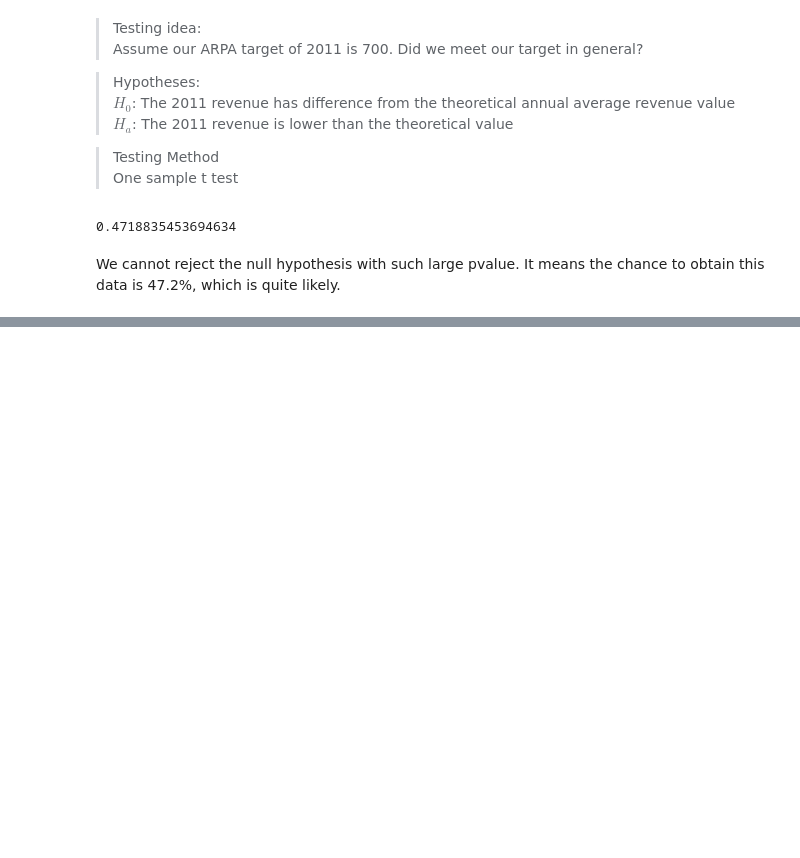
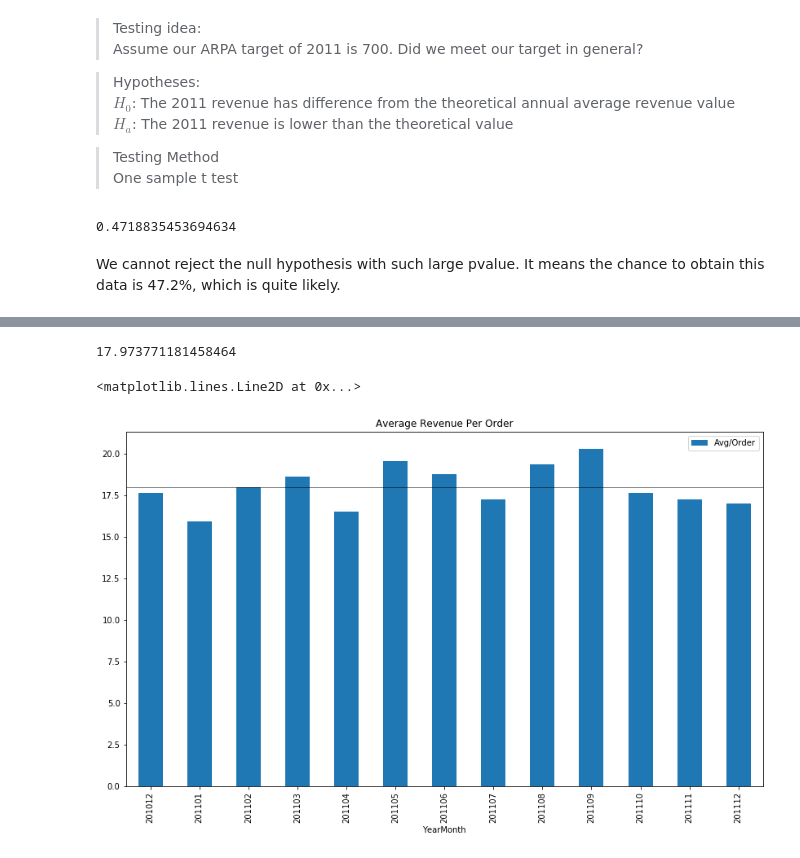
Before and after one commit to AilingLiu/Growth_Analysis, a Jupyter notebook: Average_Revenue_Per_Account.ipynb, the cells around one changed output, grey strips where cells are left out. Saved outputs shown, nothing was run; the diff lists cells and outputs as text; code cells hidden in the pictures; blank space fills up the shorter version.

```diff
--- a/Average_Revenue_Per_Account.ipynb
+++ b/Average_Revenue_Per_Account.ipynb
@@ -88,0 +91,3 @@ We cannot reject the null hypothesis with such large pvalue. It means the chance
+# %%
+arpo=gb['Revenue'].mean().to_frame('Avg/Order')
+arpo
@@ -88,0 +110,14 @@ We cannot reject the null hypothesis with such large pvalue. It means the chance
+# %%
+#average over year
+arpo.mean(axis=0).values[0]
+# %% [output]
+17.973771181458464
+# %%
+fig, ax=plt.subplots()
+arpo.plot.bar(ax=ax, figsize=(14, 8))
+plt.xlabel('YearMonth')
+plt.title('Average Revenue Per Order')
+ax.axhline(arpo.mean(axis=0).values[0], color='k', linewidth=0.5)
+# %% [output]
+<matplotlib.lines.Line2D at 0x...>
+[figure, added]
```
Also changed, not shown: parts of 3 cells of this notebook.
